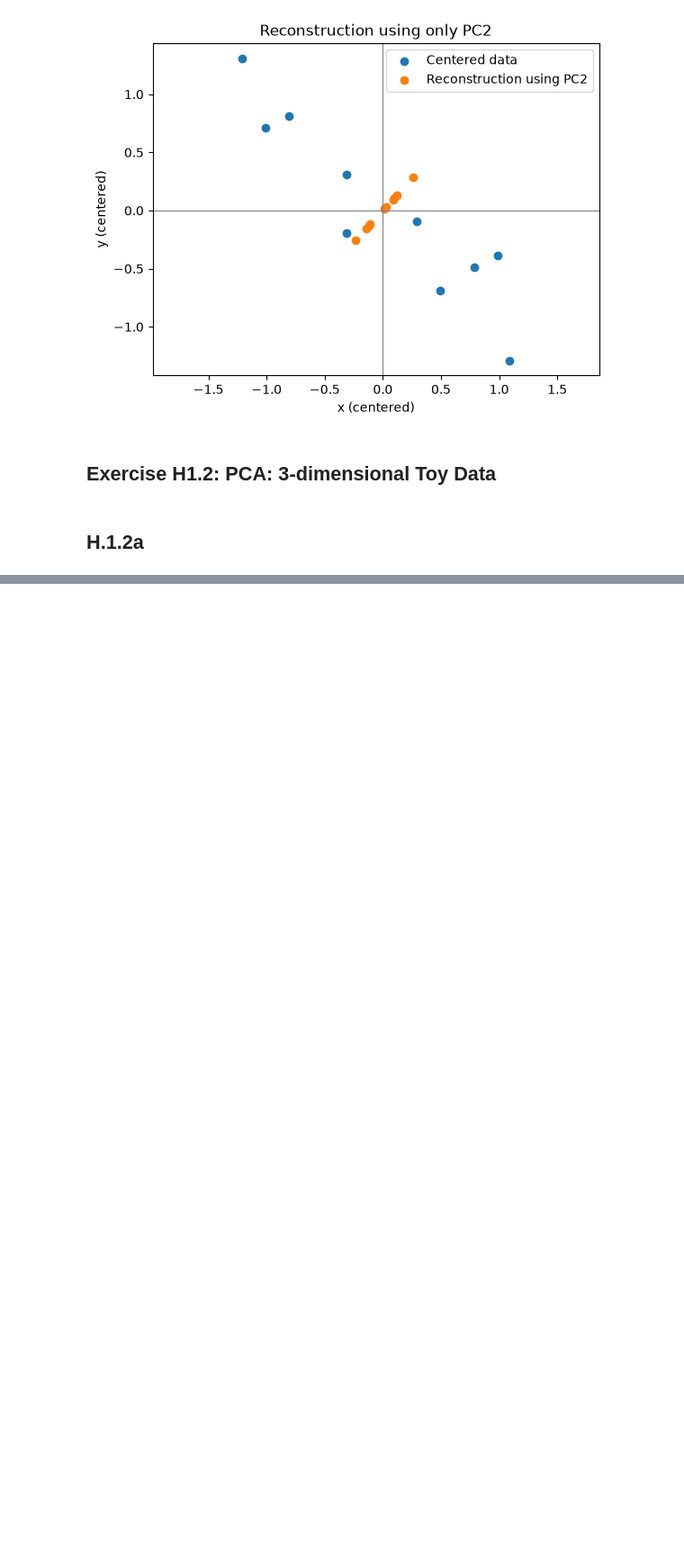
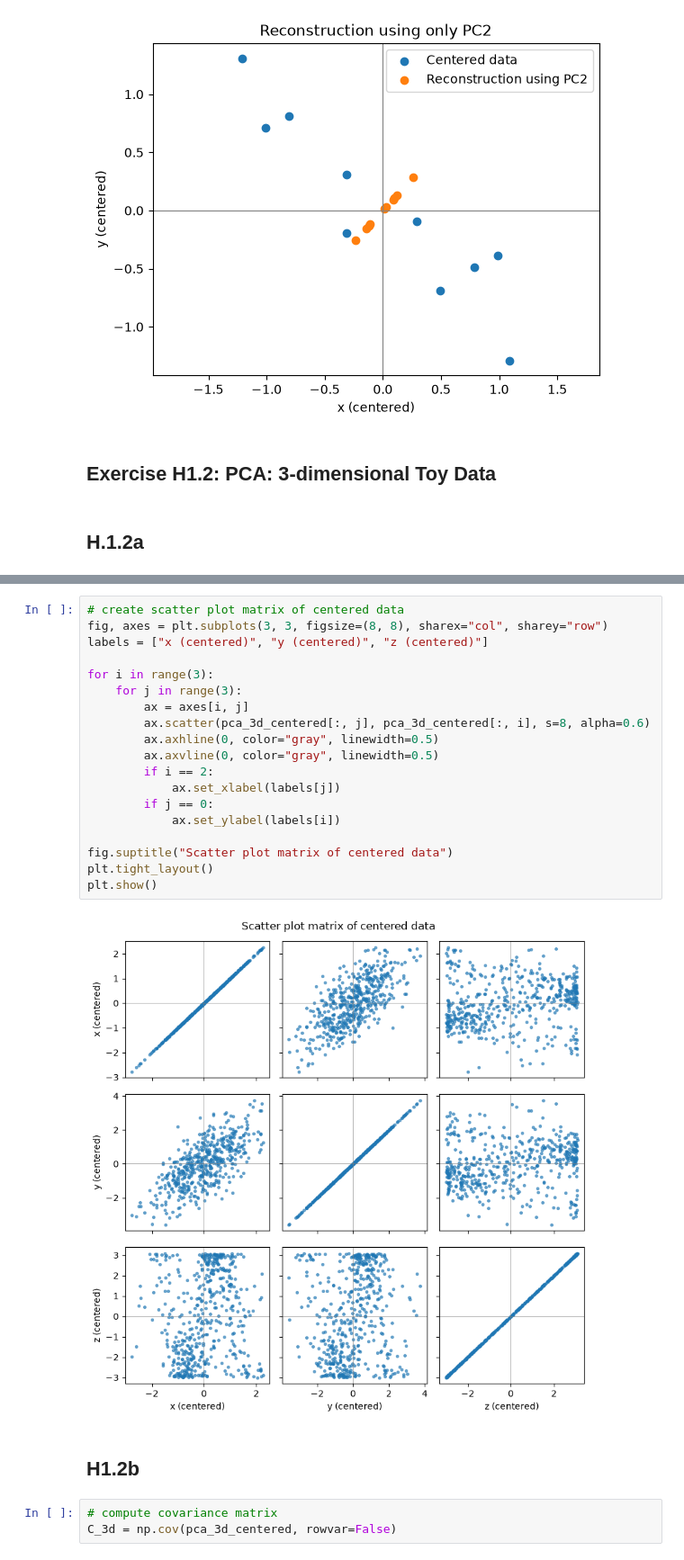
Before and after one commit to moritzeckardt/tub-machine-intelligence-2, a Jupyter notebook: exercise1/exercise1.ipynb, the cells around one changed output, grey strips where cells are left out. Shown at 90% size. Saved outputs shown, nothing was run; the diff lists cells and outputs as text; blank space fills up the shorter version.

```diff
--- a/exercise1/exercise1.ipynb
+++ b/exercise1/exercise1.ipynb
@@ -236,0 +317,26 @@ plt.show()
+# %%
+# create scatter plot matrix of centered data
+fig, axes = plt.subplots(3, 3, figsize=(8, 8), sharex="col", sharey="row")
+labels = ["x (centered)", "y (centered)", "z (centered)"]
+
+for i in range(3):
+    for j in range(3):
+        ax = axes[i, j]
+        ax.scatter(pca_3d_centered[:, j], pca_3d_centered[:, i], s=8, alpha=0.6)
+        ax.axhline(0, color="gray", linewidth=0.5)
+        ax.axvline(0, color="gray", linewidth=0.5)
+        if i == 2:
+            ax.set_xlabel(labels[j])
+        if j == 0:
+            ax.set_ylabel(labels[i])
+
+fig.suptitle("Scatter plot matrix of centered data")
+plt.tight_layout()
+plt.show()
+# %% [output]
+[figure, added]
+# %% [markdown]
+## H1.2b
+# %%
+# compute covariance matrix
+C_3d = np.cov(pca_3d_centered, rowvar=False)
```
Also changed, not shown: parts of 24 cells of this notebook, 1 other file.
